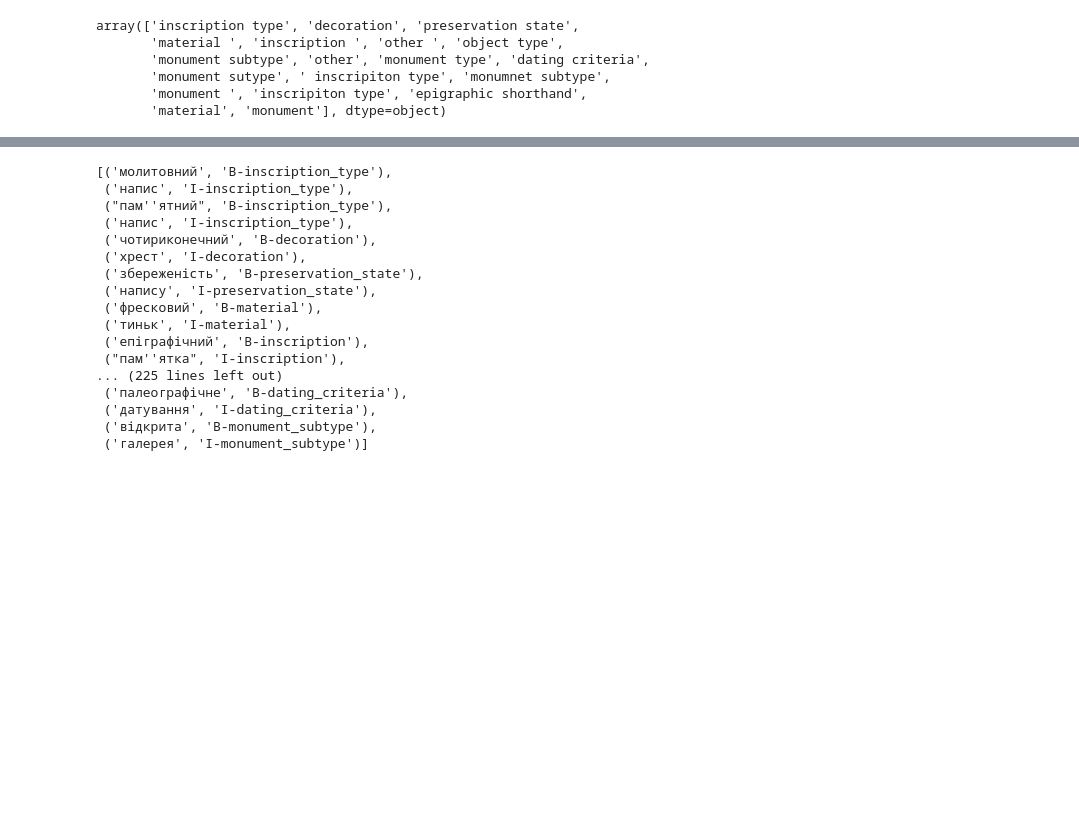
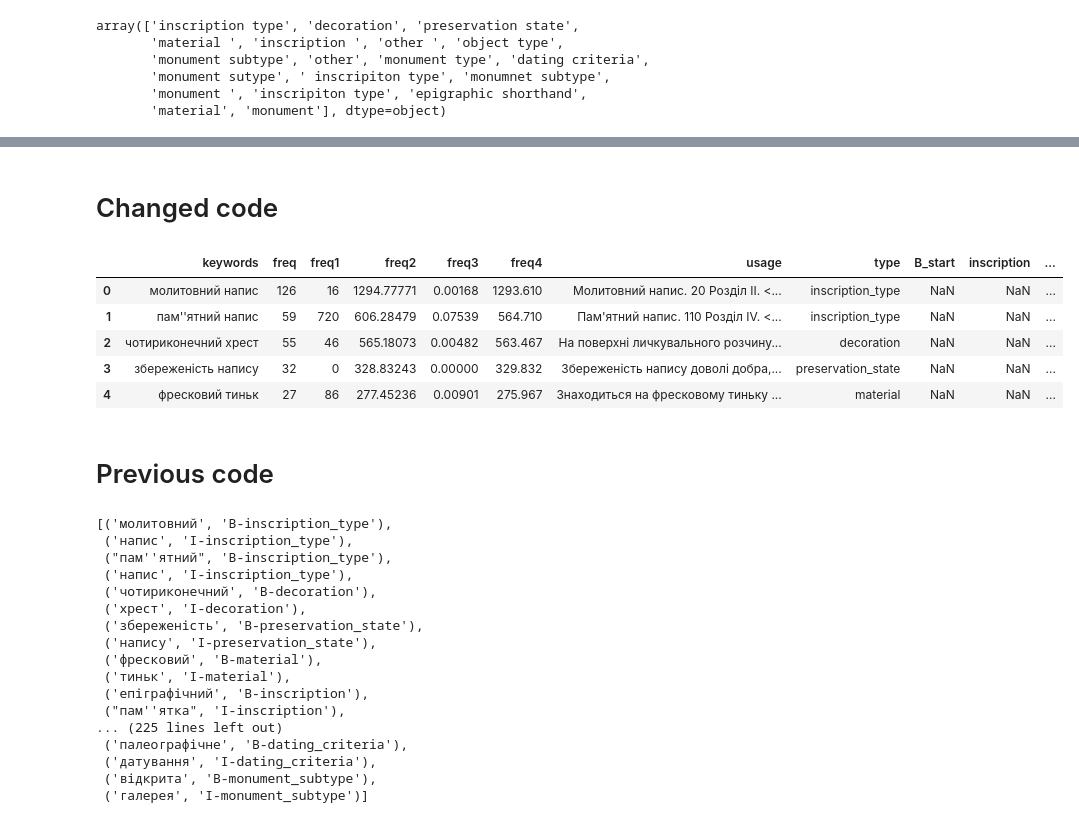
Before and after one commit to dh-epfl-students/dhlab-ukraine-epigraphy, a Jupyter notebook: annotation.ipynb, the cells around one changed output, grey strips where cells are left out. Cells and saved outputs as stored; diff of their text form; code cells hidden in the pictures; blank space fills up the shorter version.

```diff
--- a/annotation.ipynb
+++ b/annotation.ipynb
@@ -122 +122,14 @@ array(['inscription_type', 'decoration', 'preservation_state', 'material',
        'epigraphic_shorthand'], dtype=object)
+# %% [markdown]
+# Changed code
+# %%
+annotations = pd.concat([multi_df, df], ignore_index=True)
+
+annotations.head()
+# %% [output]
+|  | keywords | freq | freq1 | freq2 | freq3 | freq4 | usage | type | B_start | inscription | ... |
+| 0 | молитовний напис | 126 | 16 | 1294.77771 | 0.00168 | 1293.610 | Молитовний напис. 20 Розділ ІІ. <... | inscription_type | NaN | NaN | ... |
+| 1 | пам''ятний напис | 59 | 720 | 606.28479 | 0.07539 | 564.710 | Пам'ятний напис. 110 Розділ ІV. <... | inscription_type | NaN | NaN | ... |
+| 2 | чотириконечний хрест | 55 | 46 | 565.18073 | 0.00482 | 563.467 | На поверхні личкувального розчину... | decoration | NaN | NaN | ... |
+| 3 | збереженість напису | 32 | 0 | 328.83243 | 0.00000 | 329.832 | Збереженість напису доволі добра,... | preservation_state | NaN | NaN | ... |
+| 4 | фресковий тиньк | 27 | 86 | 277.45236 | 0.00901 | 275.967 | Знаходиться на фресковому тиньку ... | material | NaN | NaN | ... |
@@ -123 +229,3 @@ array(['inscription_type', 'decoration', 'preservation_state', 'material',
+# %% [markdown]
+# Previous code
 # %%
```
Also changed, not shown: parts of 22 cells of this notebook, 7 other files.
